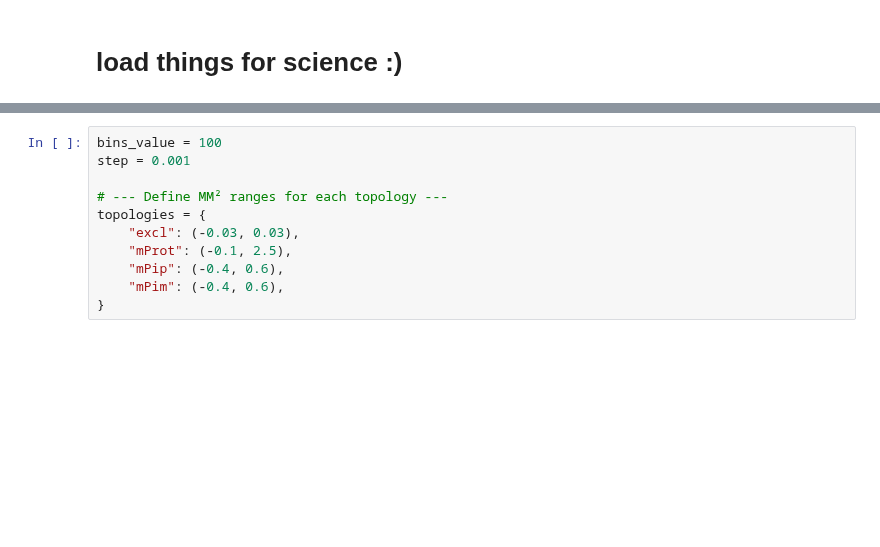
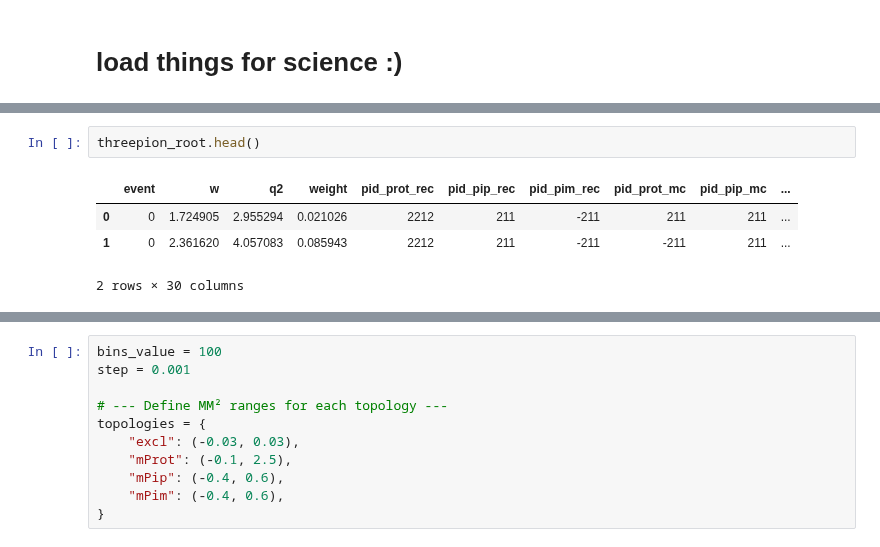
Before and after one commit to aosmond23/clas12, a Jupyter notebook: python/background_investigation_for_misID_v2.ipynb, the cells around one changed output, grey strips where cells are left out. Cells and saved outputs as stored; diff of their text form; blank space fills up the shorter version.

```diff
--- a/python/background_investigation_for_misID_v2.ipynb
+++ b/python/background_investigation_for_misID_v2.ipynb
@@ -228 +87,8 @@ exp_csv.tail()
 5 rows × 30 columns
+# %%
+threepion_root.head()
+# %% [output]
+|  | event | w | q2 | weight | pid_prot_rec | pid_pip_rec | pid_pim_rec | pid_prot_mc | pid_pip_mc | ... |
+| 0 | 0 | 1.724905 | 2.955294 | 0.021026 | 2212 | 211 | -211 | 211 | 211 | ... |
+| 1 | 0 | 2.361620 | 4.057083 | 0.085943 | 2212 | 211 | -211 | -211 | 211 | ... |
+2 rows × 30 columns
```
Also changed, not shown: parts of 19 cells of this notebook, 3 other files.
